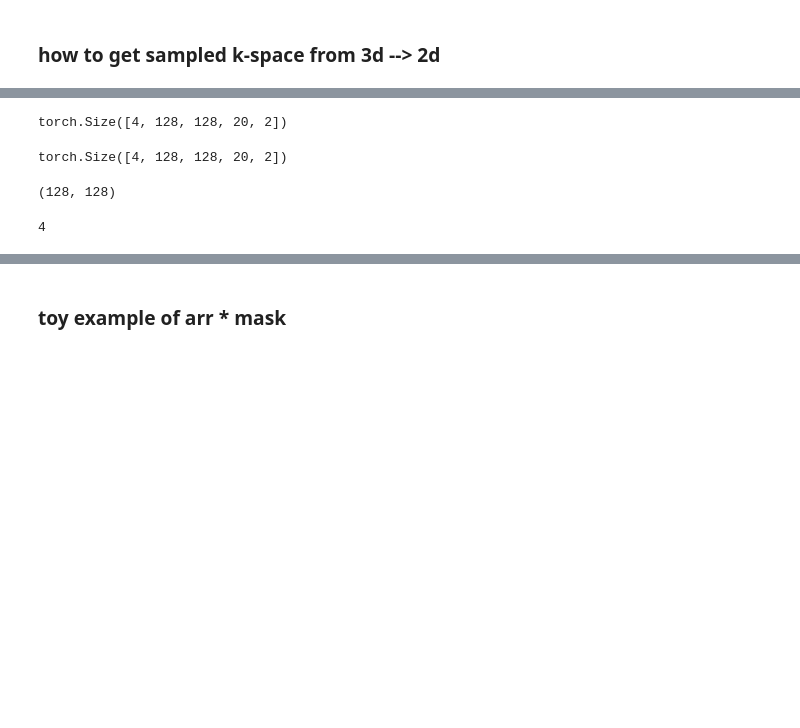
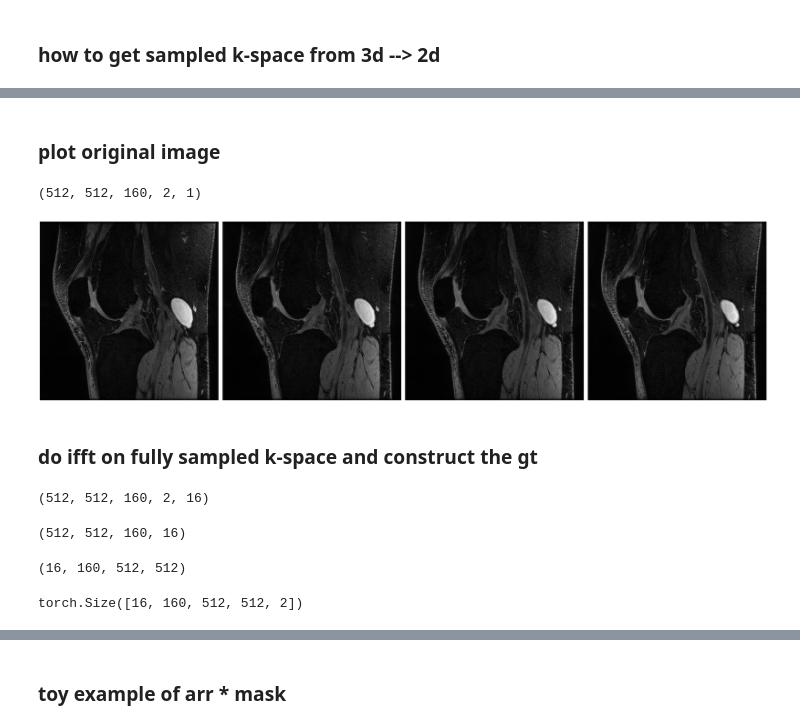
Before and after one commit to davevanveen/unsup_mri, a Jupyter notebook: ipynb/20201020_3d_mri_toy_dataset.ipynb, the cells around one changed output, grey strips where cells are left out. Saved outputs shown, nothing was run; the diff lists cells and outputs as text; code cells hidden in the pictures; blank space fills up the shorter version.

Commit message:
recon target data from k-space

```diff
--- a/ipynb/20201020_3d_mri_toy_dataset.ipynb
+++ b/ipynb/20201020_3d_mri_toy_dataset.ipynb
@@ -51,11 +51,11 @@ take kspace, run on one echo. what to do w num coils? recon all, then rss at end
 # %%
 dtype = torch.cuda.FloatTensor
 # %%
-# fn = files[0]
-# f = h5py.File(path + fn, 'r')
+fn = files[0]
+f = h5py.File(path + fn, 'r')
 
-# ksp = f['kspace']
-# targ = f['target']
+ksp = f['kspace']
+targ = f['target']
 
 # slice_ksp_file = ksp.value
 # np.save('slice_ksp_file.npy', slice_ksp_file)
@@ -226,16 +206,50 @@ torch.Size([4, 128, 128, 20, 2])
+# %%
+def plot_slices(vol):
+    ''' given 3D array vol, plot slices of first dimn by first four cols '''
+
+    num_cols = 4
+    num_rows = len(vol) // num_cols
+
+    fig = plt.figure(figsize=(10*num_cols,10*num_rows))
+
+    for idx, img in enumerate(vol):
+        ax = fig.add_subplot(num_rows, num_cols, idx+1)
+        ax.imshow(img, cmap='gray')
+        ax.axis('off')
+        plt.tight_layout()
+# %% [markdown]
+### plot original image
 # %%
-arr.shape
+targ.shape
 # %% [output]
-torch.Size([4, 128, 128, 20, 2])
+(512, 512, 160, 2, 1)
-# %%
-arr.permute(0,3,1,2,4).permute(0,2,3,1,4).shape
-# %% [output]
-torch.Size([4, 128, 128, 20, 2])
-# %%
-arr.shape[-4], arr.shape[-3]
-# %% [output]
-(128, 128)
-# %%
-arr.shape[1]
-# %% [output]
-4
+# %%
+targ_mid = abs(np.moveaxis(targ[:,:,78:82,0,0], -1, 0))
+
+plot_slices(targ_mid)
+# %% [output]
+[figure, added]
+# %% [markdown]
+### do ifft on fully sampled k-space and construct the gt
+# %%
+slice_ksp_file.shape
+# %% [output]
+(512, 512, 160, 2, 16)
+# %%
+ss = slice_ksp_file
+ss = ss[:, :, :, 0, :] # select one of the echos
+ss.shape
+# %% [output]
+(512, 512, 160, 16)
+# %%
+ss = np.moveaxis(ss, -2, 0)
+ss = np.moveaxis(ss, -1, 0)
+ss.shape
+# %% [output]
+(16, 160, 512, 512)
+# %%
+ss_ = np.array([np.real(ss), np.imag(ss)]).transpose(1,2,3,4,0)
+ss_ = torch.from_numpy(ss_)
+ss_.shape
+# %% [output]
+torch.Size([16, 160, 512, 512, 2])
```
Also changed, not shown: parts of 14 cells of this notebook.
